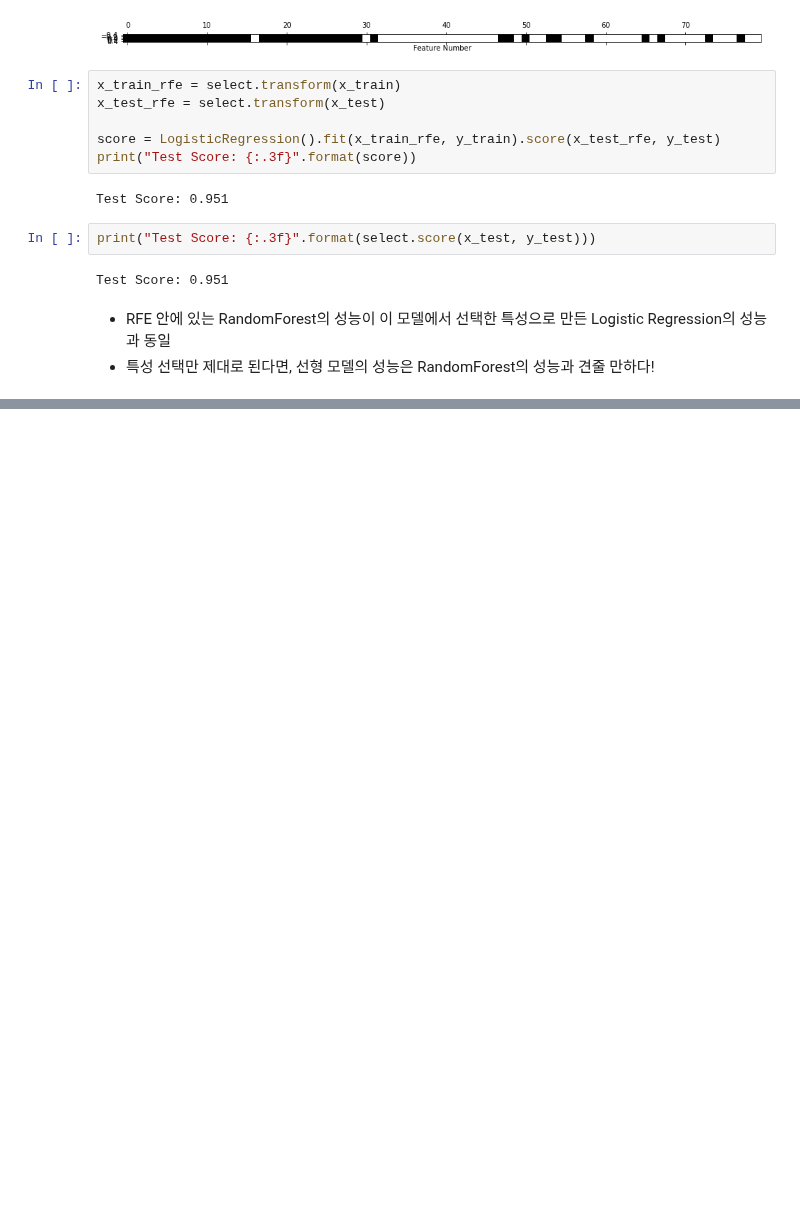
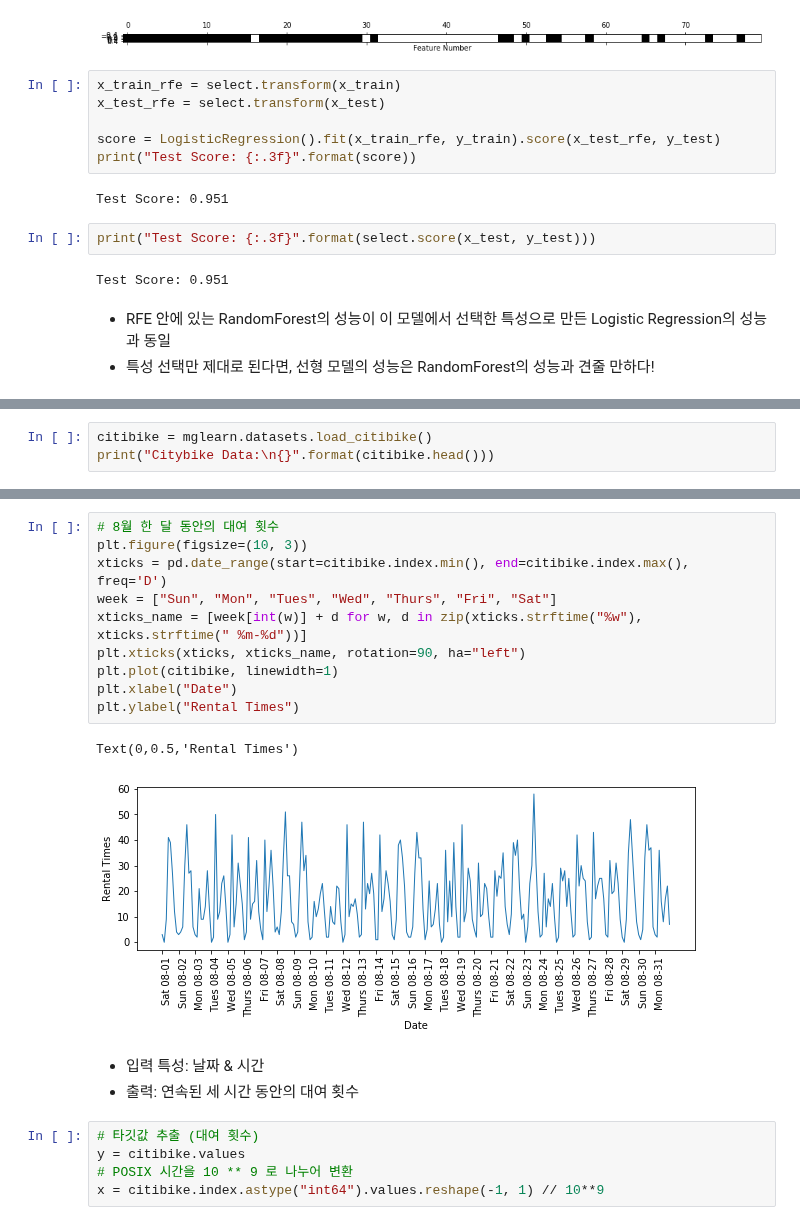
Before and after one commit to JMmmmuu/ML, a Jupyter notebook: IntroToMLwithPython/4_RepresentingData_n_EngineeringFeatures.ipynb, the cells around one changed output, grey strips where cells are left out. Cells and saved outputs as stored; diff of their text form; blank space fills up the shorter version.

Commit message:
CitiBike Dataset

```diff
--- a/IntroToMLwithPython/4_RepresentingData_n_EngineeringFeatures.ipynb
+++ b/IntroToMLwithPython/4_RepresentingData_n_EngineeringFeatures.ipynb
@@ -636,0 +639,3 @@ Test Score: 0.951
+# %%
+citibike = mglearn.datasets.load_citibike()
+print("Citybike Data:\n{}".format(citibike.head()))
@@ -636,0 +651,21 @@ Test Score: 0.951
+# %%
+# 8월 한 달 동안의 대여 횟수
+plt.figure(figsize=(10, 3))
+xticks = pd.date_range(start=citibike.index.min(), end=citibike.index.max(), freq='D')
+week = ["Sun", "Mon", "Tues", "Wed", "Thurs", "Fri", "Sat"]
+xticks_name = [week[int(w)] + d for w, d in zip(xticks.strftime("%w"), xticks.strftime(" %m-%d"))]
+plt.xticks(xticks, xticks_name, rotation=90, ha="left")
+plt.plot(citibike, linewidth=1)
+plt.xlabel("Date")
+plt.ylabel("Rental Times")
+# %% [output]
+Text(0,0.5,'Rental Times')
+[figure, added]
+# %% [markdown]
+* 입력 특성: 날짜 & 시간
+* 출력: 연속된 세 시간 동안의 대여 횟수
+# %%
+# 타깃값 추출 (대여 횟수)
+y = citibike.values
+# POSIX 시간을 10 ** 9 로 나누어 변환
+x = citibike.index.astype("int64").values.reshape(-1, 1) // 10**9
```
Also changed, not shown: parts of 4 cells of this notebook.
